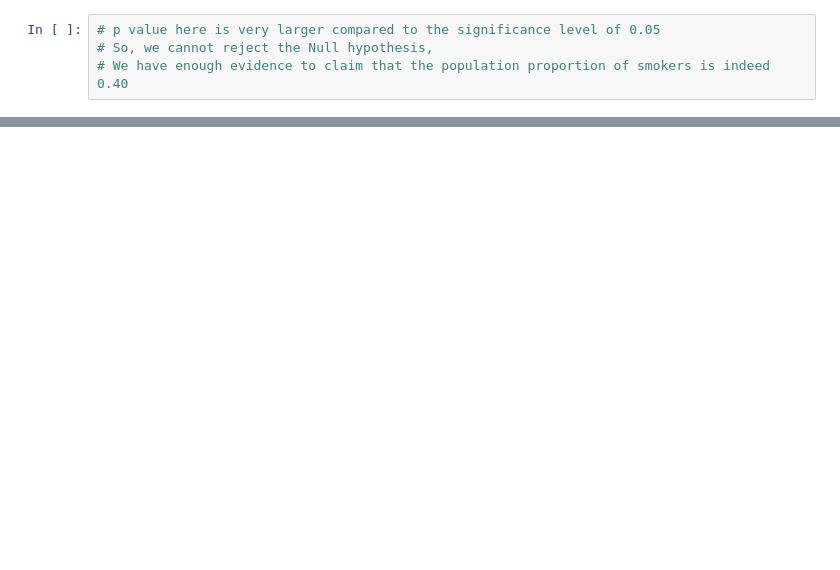
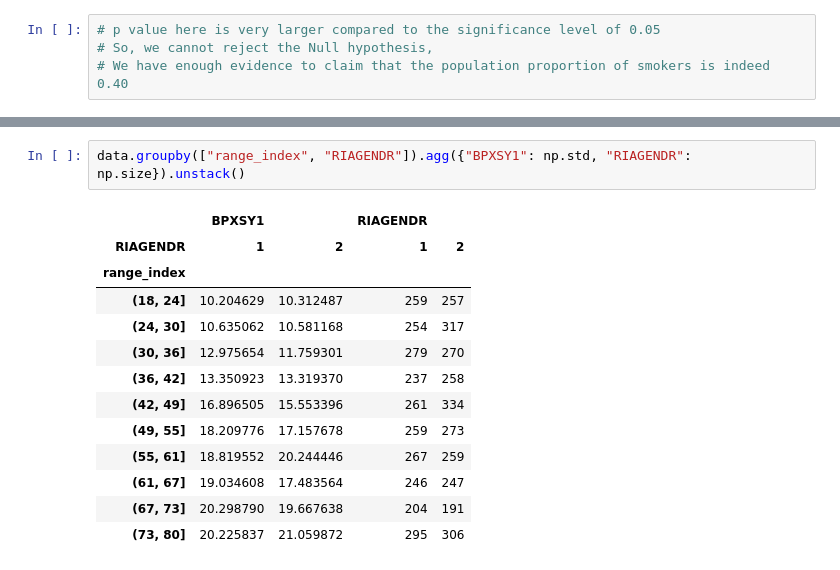
Before and after one commit to anoban/Inferential-Statistical-Analysis-with-Python, a Jupyter notebook: anoban/NHANES-Hypothesis Testing.ipynb, the cells around one changed output, grey strips where cells are left out. Saved outputs shown, nothing was run; the diff lists cells and outputs as text; blank space fills up the shorter version.

```diff
--- a/anoban/NHANES-Hypothesis Testing.ipynb
+++ b/anoban/NHANES-Hypothesis Testing.ipynb
@@ -53,0 +345,16 @@ p
+# %%
+data.groupby(["range_index", "RIAGENDR"]).agg({"BPXSY1": np.std, "RIAGENDR": np.size}).unstack()
+# %% [output]
+|  | BPXSY1 |  | RIAGENDR |  |
+| RIAGENDR | 1 | 2 | 1 | 2 |
+| range_index |  |  |  |  |
+| (18, 24] | 10.204629 | 10.312487 | 259 | 257 |
+| (24, 30] | 10.635062 | 10.581168 | 254 | 317 |
+| (30, 36] | 12.975654 | 11.759301 | 279 | 270 |
+| (36, 42] | 13.350923 | 13.319370 | 237 | 258 |
+| (42, 49] | 16.896505 | 15.553396 | 261 | 334 |
+| (49, 55] | 18.209776 | 17.157678 | 259 | 273 |
+| (55, 61] | 18.819552 | 20.244446 | 267 | 259 |
+| (61, 67] | 19.034608 | 17.483564 | 246 | 247 |
+| (67, 73] | 20.298790 | 19.667638 | 204 | 191 |
+| (73, 80] | 20.225837 | 21.059872 | 295 | 306 |
```
Also changed, not shown: parts of 53 cells of this notebook.
